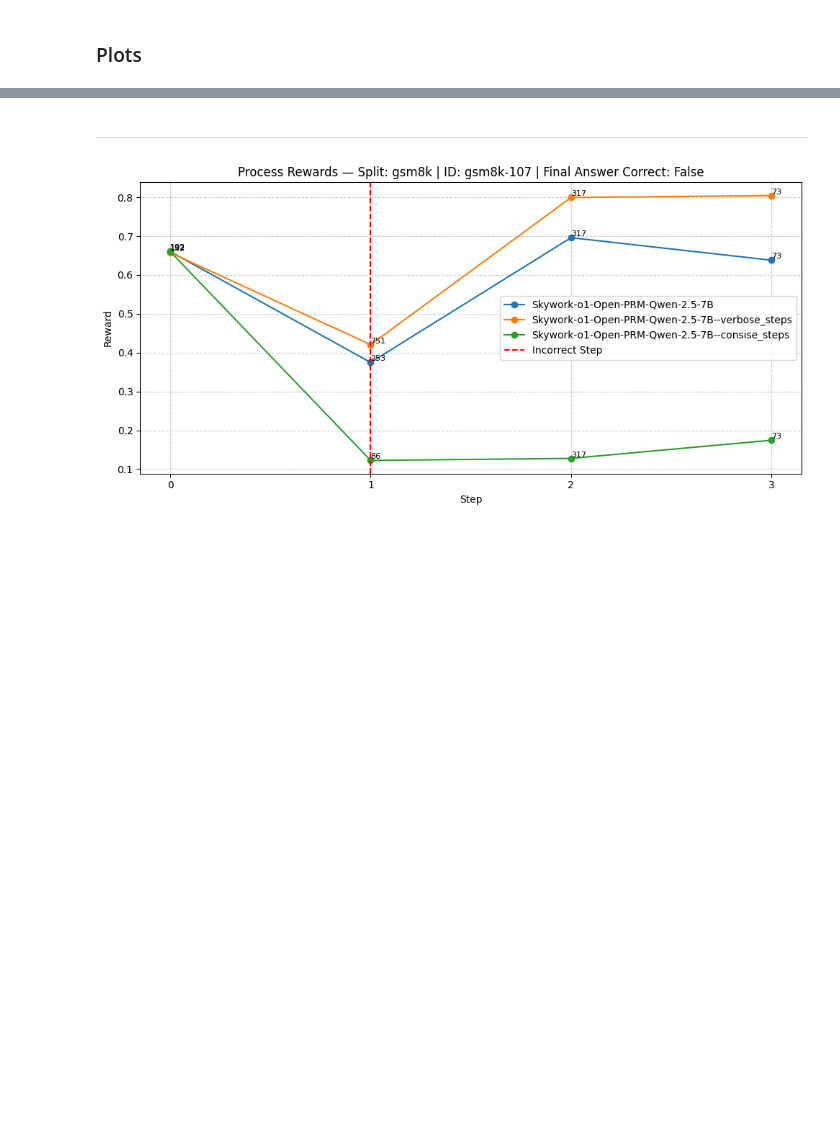
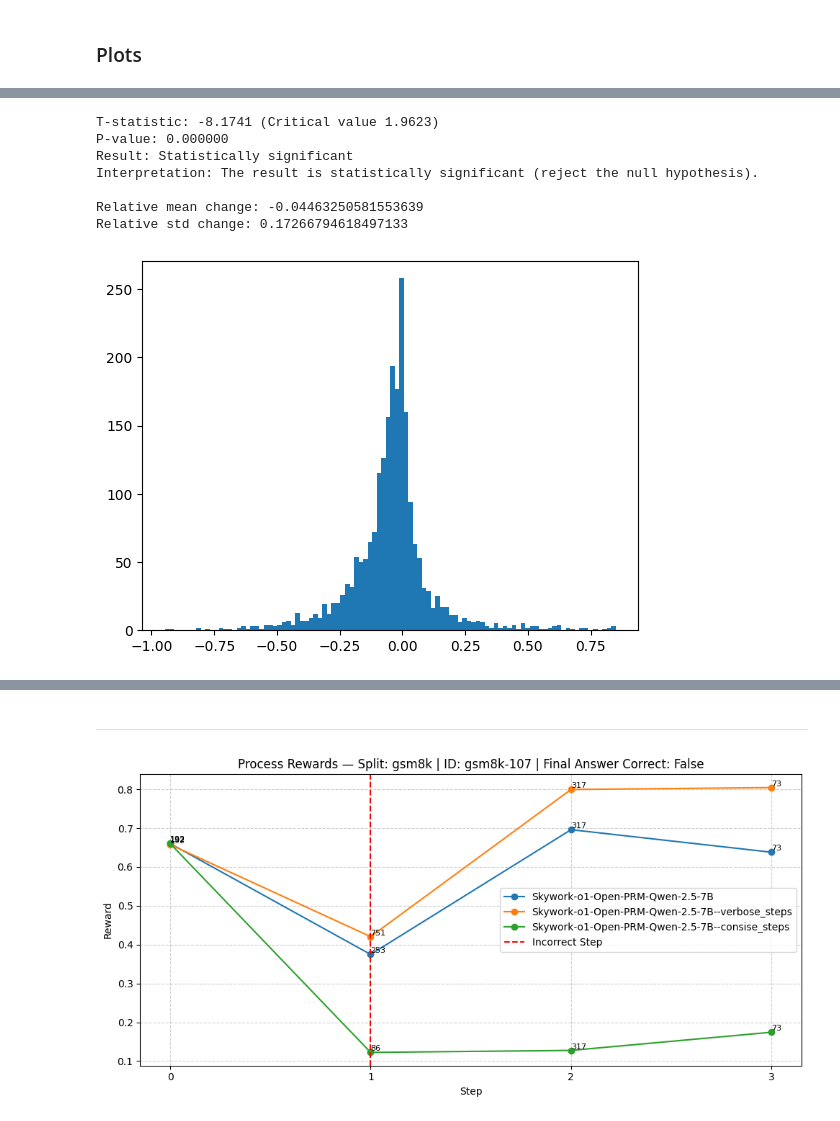
Before and after one commit to rishabh-16/prm-attack, a Jupyter notebook: processbench_analysis.ipynb, the cells around one changed output, grey strips where cells are left out. Saved outputs shown, nothing was run; the diff lists cells and outputs as text; code cells hidden in the pictures; blank space fills up the shorter version.

```diff
--- a/processbench_analysis.ipynb
+++ b/processbench_analysis.ipynb
@@ -280,0 +363,11 @@ Qwen2.5-Math-PRM-7B relative median change (Verbose): -0.45058637219654174
+# %%
+plot_stats(verbose_steps_o1, steps_o1)
+# %% [output]
+T-statistic: -8.1741 (Critical value 1.9623)
+P-value: 0.000000
+Result: Statistically significant
+Interpretation: The result is statistically significant (reject the null hypothesis).
+
+Relative mean change: -0.04463250581553639
+Relative std change: 0.17266794618497133
+[figure, added]
```
Also changed, not shown: parts of 30 cells of this notebook, 5 other files.
